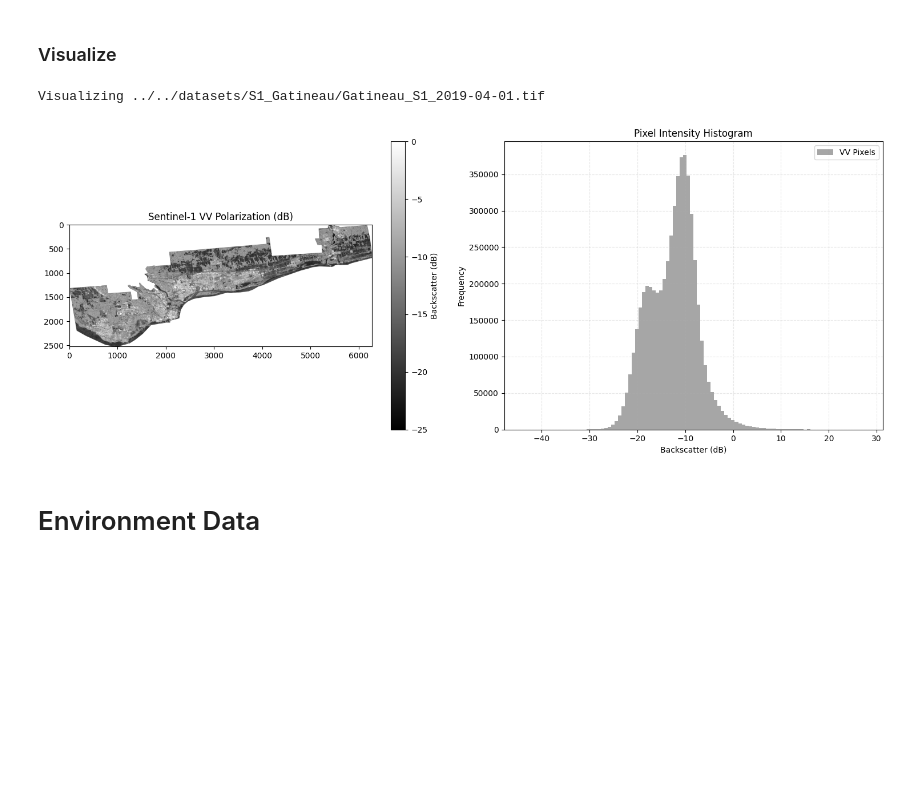
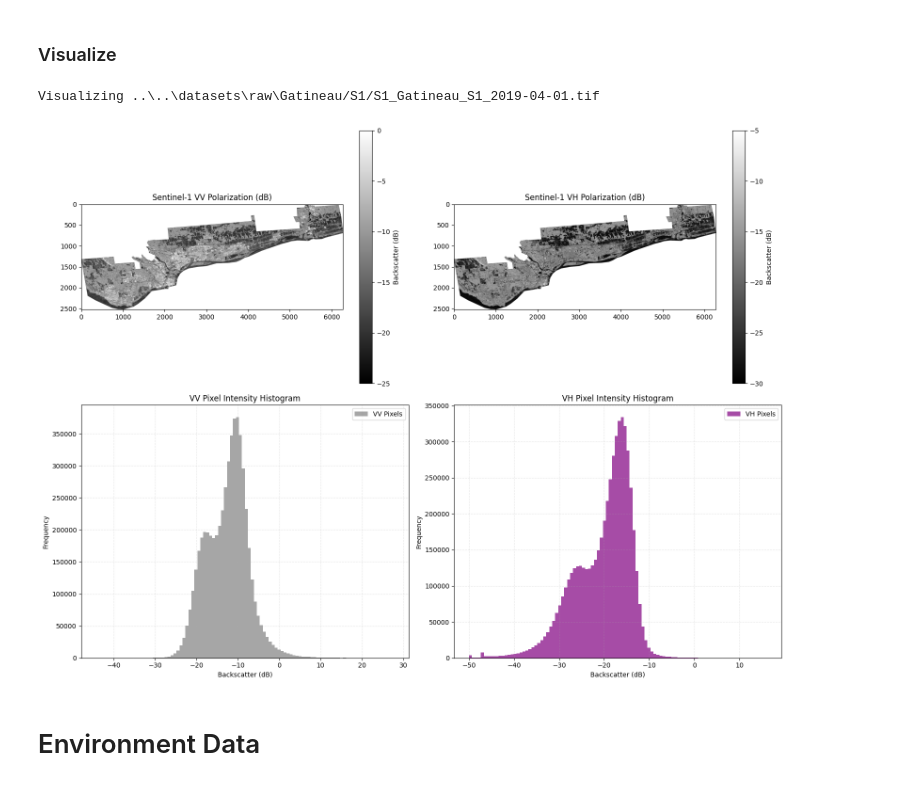
Before and after one commit to w-winnie/FloodPrediction, a Jupyter notebook: notebooks/sandbox_0_data_import.ipynb, the cells around one changed output. Saved outputs shown, nothing was run; the diff lists cells and outputs as text; code cells hidden in the pictures; blank space fills up the shorter version.

```diff
--- a/notebooks/sandbox_0_data_import.ipynb
+++ b/notebooks/sandbox_0_data_import.ipynb
@@ -400,35 +398,43 @@ def visualize_s1_data_local(tif_path):
 
     # Handle NoData values by masking - borders are  0 or NaN
     vv = np.ma.masked_less(vv, -50) # dB values are negative -> < -50 is noise
+    vh = np.ma.masked_less(vh, -50) # do same for VH
 
     # Plot
-    fig, (ax1, ax2) = plt.subplots(1, 2, figsize=(15, 6))
+    fig, axes = plt.subplots(2, 2, figsize=(16, 12))  # 2x2 grid
 
-    # Spatial Map (VV Band)
-    # Water appears DARK (low backscatter e.g.-20 dB)
-    # Land appears BRIGHT (high backscatter e.g. -5 dB)
-    im = ax1.imshow(vv, cmap='gray', vmin=-25, vmax=0)
-    ax1.set_title("Sentinel-1 VV Polarization (dB)")
-    fig.colorbar(im, ax=ax1, label="Backscatter (dB)")
+    # Top row: spatial maps
+    im_vv = axes[0,0].imshow(vv, cmap='gray', vmin=-25, vmax=0)
+    axes[0,0].set_title("Sentinel-1 VV Polarization (dB)")
+    fig.colorbar(im_vv, ax=axes[0,0], label="Backscatter (dB)")
 
-    # Histogram (Pixel Distribution)
-    # Left Peak = Water (Darker ~ -20dB)
-    # Right Peak = Land (Brighter ~ -10dB)
-    ax2.hist(vv.compressed().flatten(), bins=100, color='gray', alpha=0.7, label='VV Pixels')
-    ax2.set_title("Pixel Intensity Histogram")
-    ax2.set_xlabel("Backscatter (dB)")
-    ax2.set_ylabel("Frequency")
-    ax2.grid(True, linestyle='--', alpha=0.3)
-    ax2.legend()
+    im_vh = axes[0,1].imshow(vh, cmap='gray', vmin=-30, vmax=-5)
+    axes[0,1].set_title("Sentinel-1 VH Polarization (dB)")
+    fig.colorbar(im_vh, ax=axes[0,1], label="Backscatter (dB)")
+
+    # Bottom row: histograms
+    axes[1,0].hist(vv.compressed().flatten(), bins=100, color='gray', alpha=0.7, label='VV Pixels')
+    axes[1,0].set_title("VV Pixel Intensity Histogram")
+    axes[1,0].set_xlabel("Backscatter (dB)")
+    axes[1,0].set_ylabel("Frequency")
+    axes[1,0].grid(True, linestyle='--', alpha=0.3)
+    axes[1,0].legend()
+
+    axes[1,1].hist(vh.compressed().flatten(), bins=100, color='purple', alpha=0.7, label='VH Pixels')
+    axes[1,1].set_title("VH Pixel Intensity Histogram")
+    axes[1,1].set_xlabel("Backscatter (dB)")
+    axes[1,1].set_ylabel("Frequency")
+    axes[1,1].grid(True, linestyle='--', alpha=0.3)
+    axes[1,1].legend()
 
     plt.tight_layout()
     plt.show()
 # %%
 dir_path = CONFIG["PATHS"]["local_raw"]
-visualize_s1_data_local(f"{dir_path}/S1_{clean_region_name}/Gatineau_S1_2019-04-01.tif")
+visualize_s1_data_local(f"{local_path}/S1/S1_Gatineau_S1_2019-04-01.tif")
 # %% [output]
-Visualizing ../../datasets/S1_Gatineau/Gatineau_S1_2019-04-01.tif
+Visualizing ..\..\datasets\raw\Gatineau/S1/S1_Gatineau_S1_2019-04-01.tif
-[figure, old version]
+[figure, new version]
 # %% [markdown]
 # Environment Data
 # %% [markdown]
```
Also changed, not shown: parts of 7 cells of this notebook, 3 other files.
